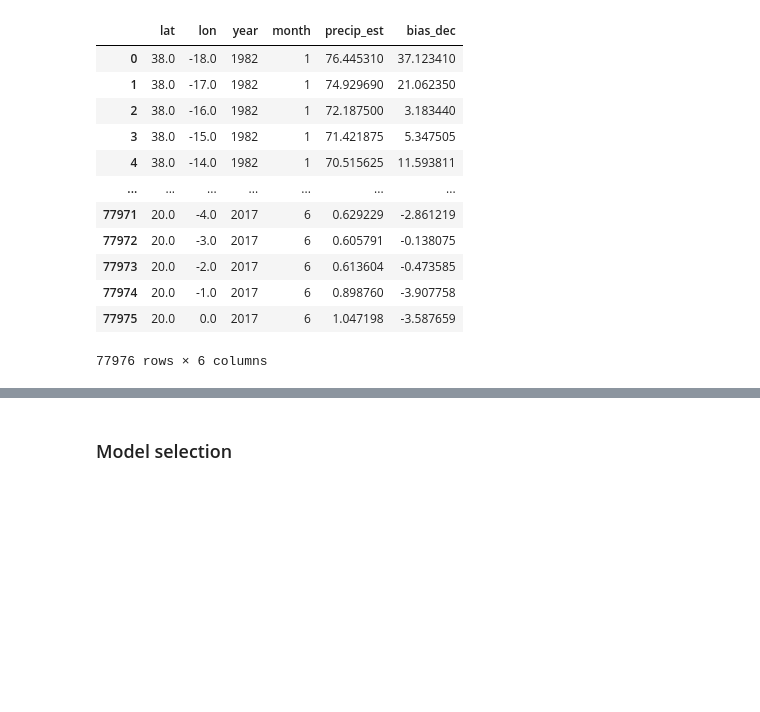
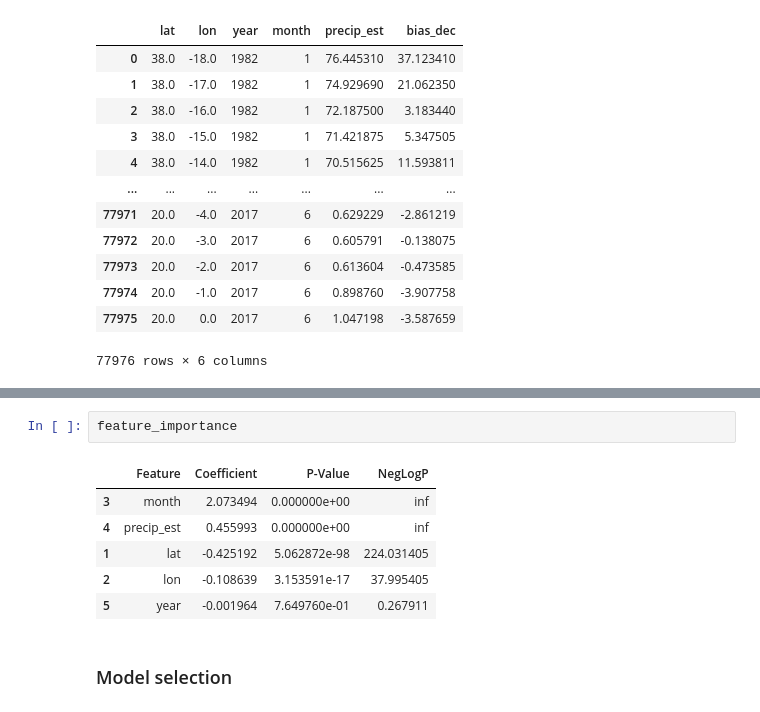
Before and after one commit to Yassmine2020/Precipitations_bias_correction, a Jupyter notebook: ML/ML_dec.ipynb, the cells around one changed output, grey strips where cells are left out. Cells and saved outputs as stored; diff of their text form; blank space fills up the shorter version.

```diff
--- a/ML/ML_dec.ipynb
+++ b/ML/ML_dec.ipynb
@@ -134,3 +160,12 @@ plt.show()
+# %%
+feature_importance
+# %% [output]
+|  | Feature | Coefficient | P-Value | NegLogP |
+| 3 | month | 2.073494 | 0.000000e+00 | inf |
+| 4 | precip_est | 0.455993 | 0.000000e+00 | inf |
+| 1 | lat | -0.425192 | 5.062872e-98 | 224.031405 |
+| 2 | lon | -0.108639 | 3.153591e-17 | 37.995405 |
+| 5 | year | -0.001964 | 7.649760e-01 | 0.267911 |
 # %% [markdown]
 ### Model selection
 # %%
```
Also changed, not shown: parts of 3 cells of this notebook, 12 other files.
